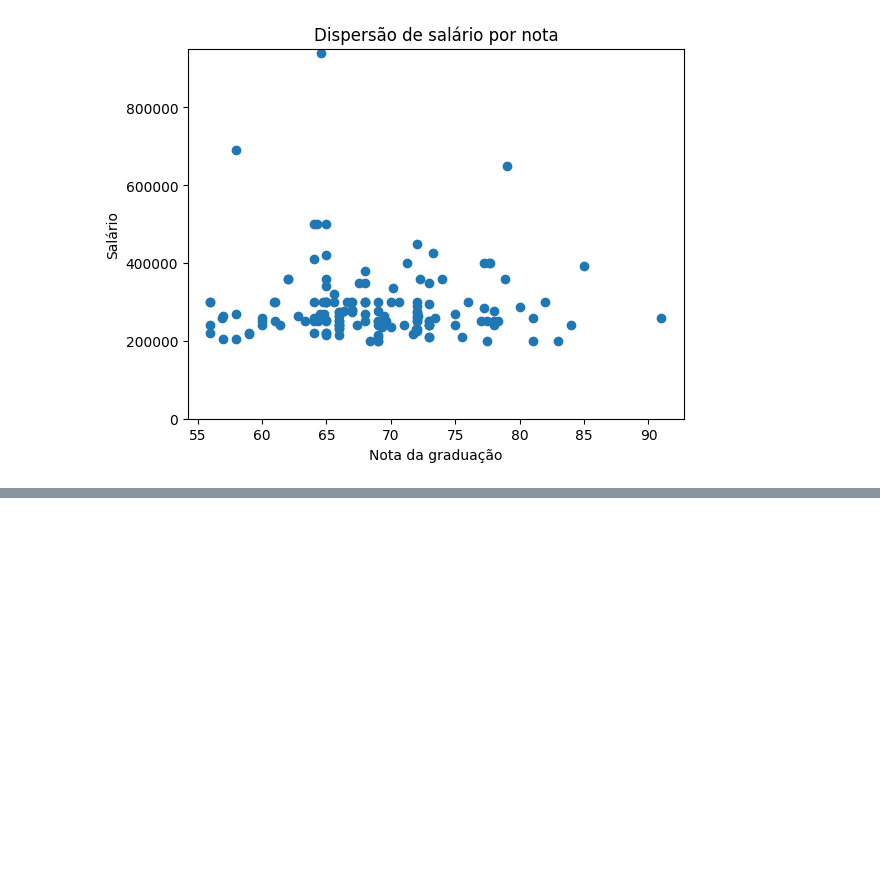
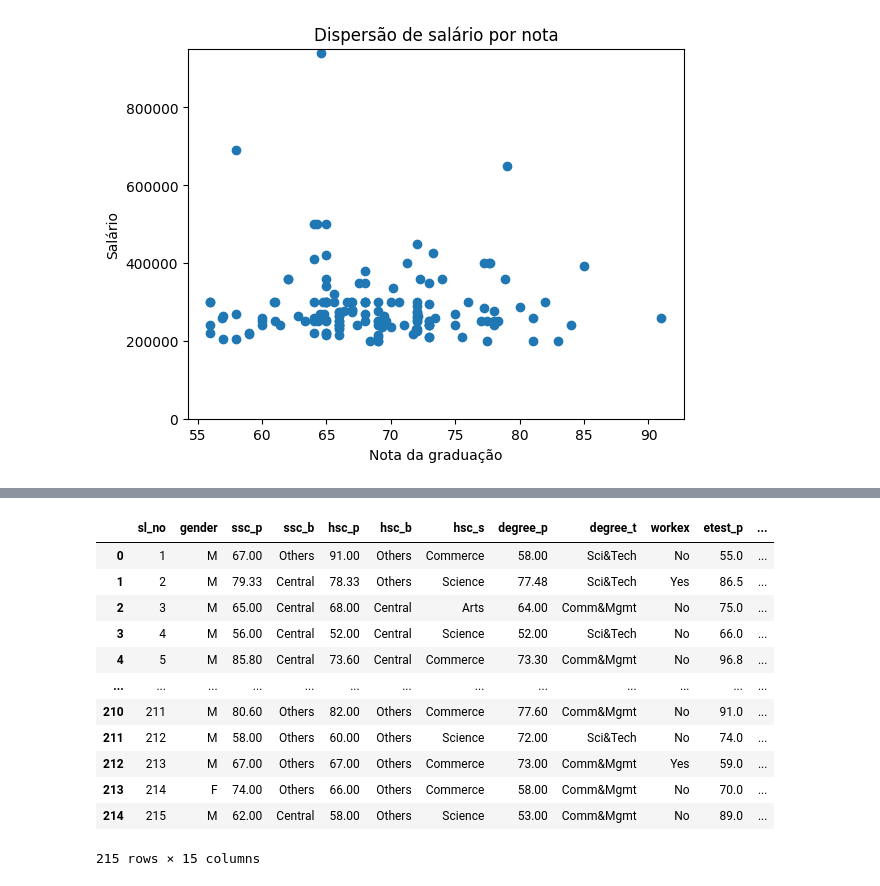
Before and after one commit to ghccalanzani/AnaliseDeDados, a Jupyter notebook: Entrega C2_A1/AtividadeC2.ipynb, the cells around one changed output, grey strips where cells are left out. Drawn from its saved outputs; the diff is of its cells as text; code cells hidden in the pictures; blank space fills up the shorter version.

```diff
--- a/Entrega C2_A1/AtividadeC2.ipynb
+++ b/Entrega C2_A1/AtividadeC2.ipynb
@@ -237,0 +304,21 @@ NameError: name 'plot_roc_curve' is not defined
+# %%
+#################### Copiar os atributos salary de df_no_status para df_original ####################
+
+df_original['salary'] = df_no_status['salary']
+
+# Copiar apenas onde df_original for nulo
+#df_original.loc[df_original['salary'].isnull(), 'salary'] = df_no_status.loc[df_no_status['salary'].notnull(), 'salary']
+# %% [output]
+|  | sl_no | gender | ssc_p | ssc_b | hsc_p | hsc_b | hsc_s | degree_p | degree_t | workex | etest_p | ... |
+| 0 | 1 | M | 67.00 | Others | 91.00 | Others | Commerce | 58.00 | Sci&Tech | No | 55.0 | ... |
+| 1 | 2 | M | 79.33 | Central | 78.33 | Others | Science | 77.48 | Sci&Tech | Yes | 86.5 | ... |
+| 2 | 3 | M | 65.00 | Central | 68.00 | Central | Arts | 64.00 | Comm&Mgmt | No | 75.0 | ... |
+| 3 | 4 | M | 56.00 | Central | 52.00 | Central | Science | 52.00 | Sci&Tech | No | 66.0 | ... |
+| 4 | 5 | M | 85.80 | Central | 73.60 | Central | Commerce | 73.30 | Comm&Mgmt | No | 96.8 | ... |
+| ... | ... | ... | ... | ... | ... | ... | ... | ... | ... | ... | ... | ... |
+| 210 | 211 | M | 80.60 | Others | 82.00 | Others | Commerce | 77.60 | Comm&Mgmt | No | 91.0 | ... |
+| 211 | 212 | M | 58.00 | Others | 60.00 | Others | Science | 72.00 | Sci&Tech | No | 74.0 | ... |
+| 212 | 213 | M | 67.00 | Others | 67.00 | Others | Commerce | 73.00 | Comm&Mgmt | Yes | 59.0 | ... |
+| 213 | 214 | F | 74.00 | Others | 66.00 | Others | Commerce | 58.00 | Comm&Mgmt | No | 70.0 | ... |
+| 214 | 215 | M | 62.00 | Central | 58.00 | Others | Science | 53.00 | Comm&Mgmt | No | 89.0 | ... |
+215 rows × 15 columns
```
Also changed, not shown: parts of 8 cells of this notebook.
